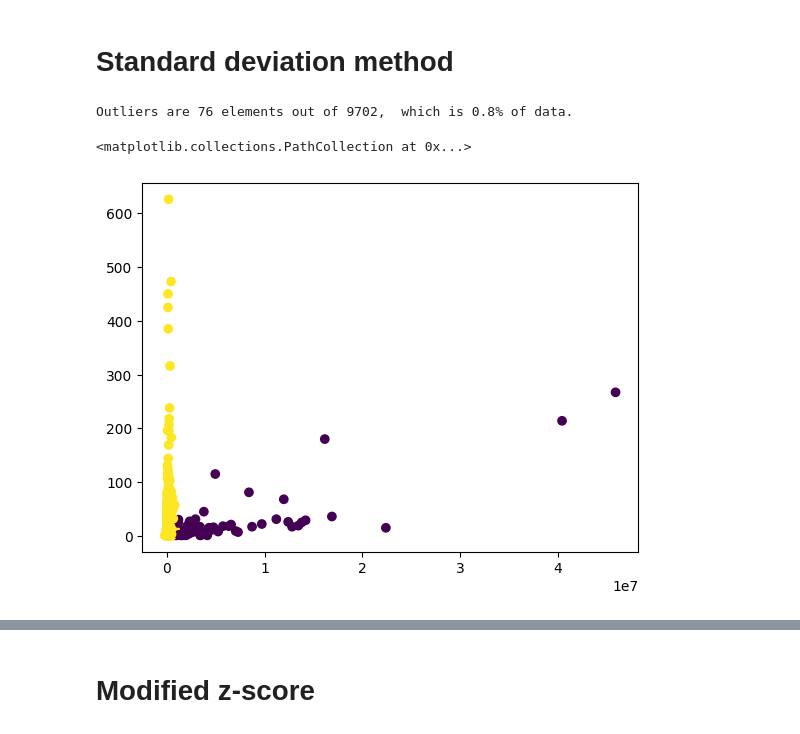
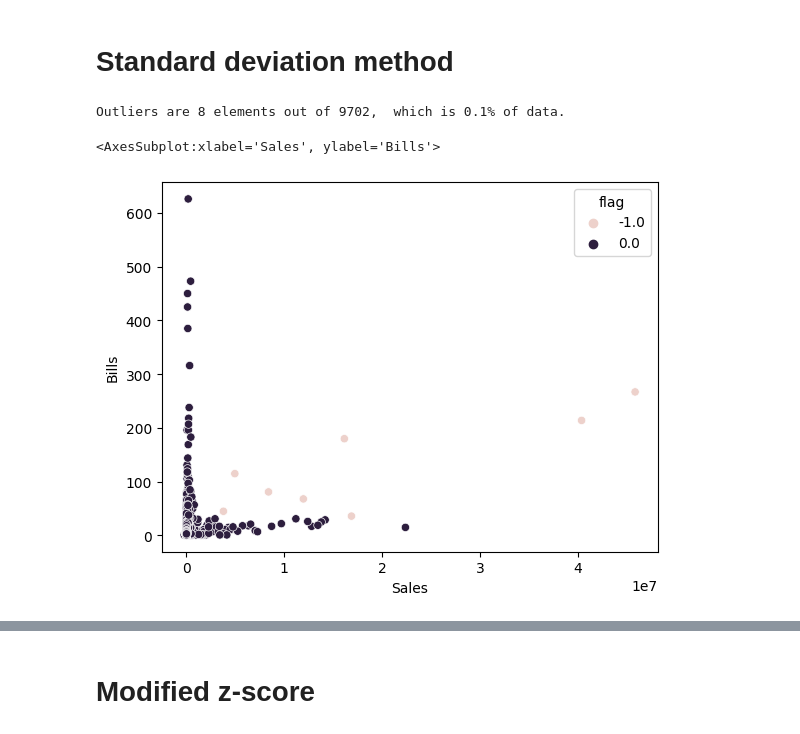
Before and after one commit to mcleroj/Python, a Jupyter notebook: outliers_detection.ipynb, the cells around one changed output, grey strips where cells are left out. Saved outputs shown, nothing was run; the diff lists cells and outputs as text; code cells hidden in the pictures.

```diff
--- a/outliers_detection.ipynb
+++ b/outliers_detection.ipynb
@@ -169,17 +184,17 @@ def StDev_outliers(df, features, n=1, cutoff=3):
 
     return multiple_outliers
 # %%
-outliers_stdev = StDev_outliers(df_raw, ["Sales"], cutoff=1)
+outliers_stdev = StDev_outliers(df_raw, ["Sales", "Bills"], n=2, cutoff=2)
 
-df2 = pd.DataFrame({'flag':-1}, index=outliers_stdev)
+df2 = pd.DataFrame({"flag": -1}, index=outliers_stdev)
 df2 = df_raw.join(df2)
-df2['flag'].fillna(0,inplace=True)
+df2["flag"].fillna(0, inplace=True)
 
-plt.scatter(x=df2.Sales, y=df2.Bills, c=df2.flag)
+sns.scatterplot(df2, x="Sales", y="Bills", hue="flag")
 # %% [output]
-Outliers are 76 elements out of 9702,  which is 0.8% of data.
+Outliers are 8 elements out of 9702,  which is 0.1% of data.
-<matplotlib.collections.PathCollection at 0x...>
+<AxesSubplot:xlabel='Sales', ylabel='Bills'>
-[figure, old version]
+[figure, new version]
 # %%
 df_out = df_raw.drop(outliers_stdev, axis=0).reset_index(drop=True)
 
```
Also changed, not shown: parts of 9 cells of this notebook.
